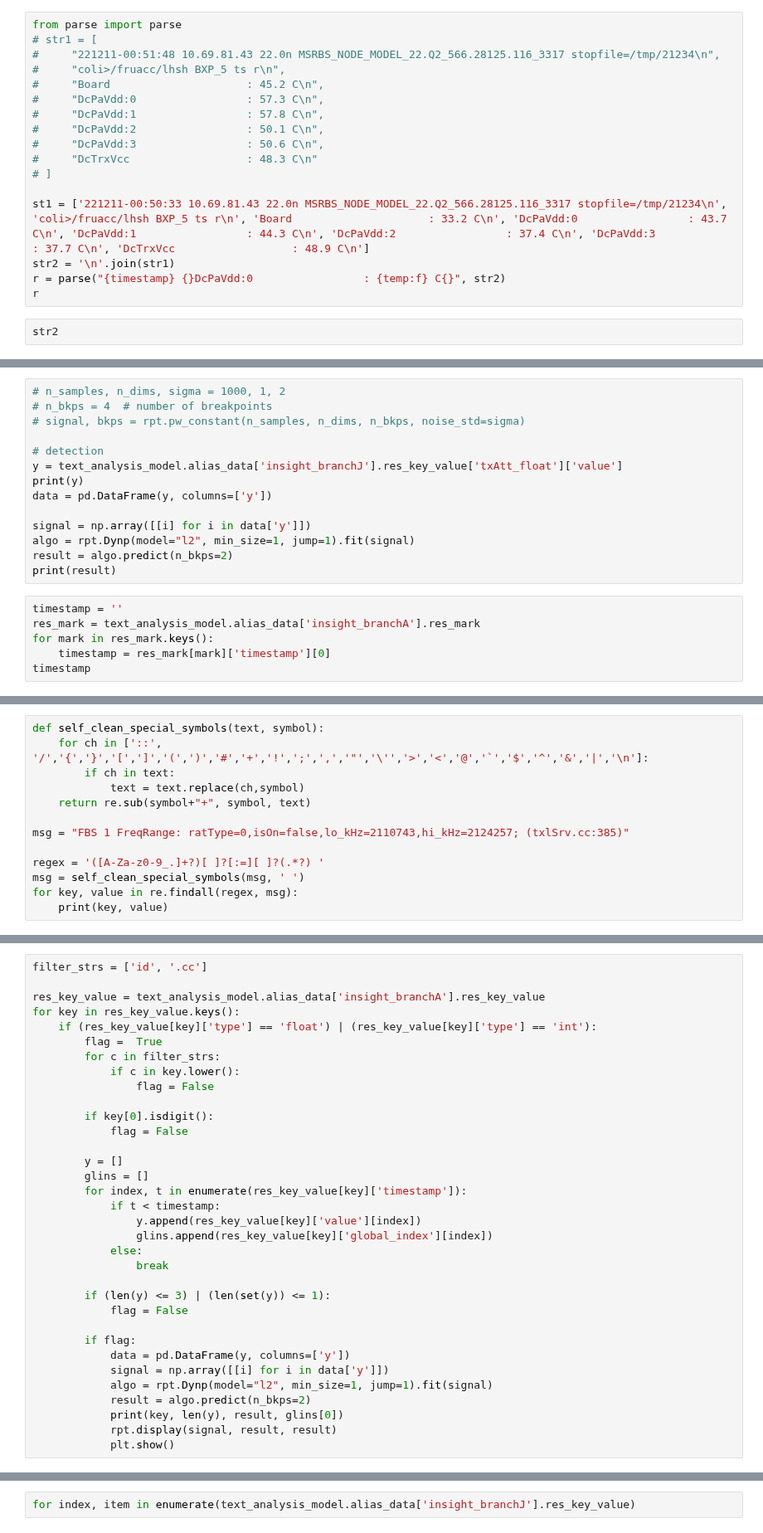
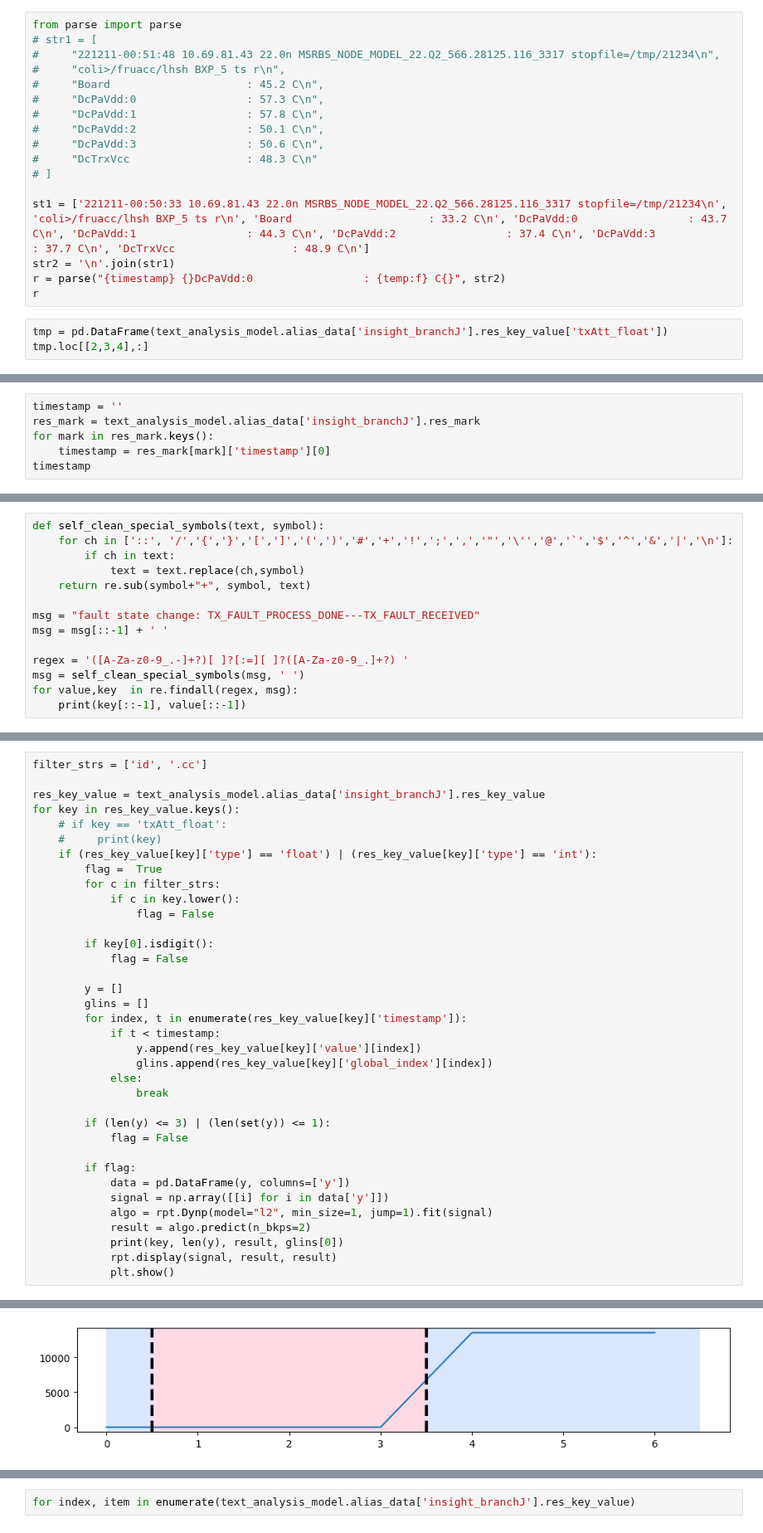
Before and after one commit to dj-lei/eric_toolsets, a Jupyter notebook: src/python/debug.ipynb, the cells around one changed output, grey strips where cells are left out. Shown at 83% size. Cells and saved outputs as stored; diff of their text form.

```diff
--- a/src/python/debug.ipynb
+++ b/src/python/debug.ipynb
@@ -108,4 +108,5 @@ str2 = '\n'.join(str1)
 r = parse("{timestamp} {}DcPaVdd:0                 : {temp:f} C{}", str2)
 r
 # %%
-str2
+tmp = pd.DataFrame(text_analysis_model.alias_data['insight_branchJ'].res_key_value['txAtt_float'])
+tmp.loc[[2,3,4],:]
@@ -125,23 +137,9 @@ config_path = 'E:\\Projects\\ericsson_flow\\new_files\\config2.txt'
 
 await text_analysis_model.file_container_model.on_new_file('', file_path)
 await text_analysis_model.file_container_model.on_load_config('', config_path)
-# %%
-# n_samples, n_dims, sigma = 1000, 1, 2
-# n_bkps = 4  # number of breakpoints
-# signal, bkps = rpt.pw_constant(n_samples, n_dims, n_bkps, noise_std=sigma)
-
-# detection
-y = text_analysis_model.alias_data['insight_branchJ'].res_key_value['txAtt_float']['value']
-print(y)
-data = pd.DataFrame(y, columns=['y'])
-
-signal = np.array([[i] for i in data['y']])
-algo = rpt.Dynp(model="l2", min_size=1, jump=1).fit(signal)
-result = algo.predict(n_bkps=2)
-print(result)
 # %%
 timestamp = ''
-res_mark = text_analysis_model.alias_data['insight_branchA'].res_mark
+res_mark = text_analysis_model.alias_data['insight_branchJ'].res_mark
 for mark in res_mark.keys():
     timestamp = res_mark[mark]['timestamp'][0]
 timestamp
@@ -148,13 +209,14 @@ timestamp
 # %%
 def self_clean_special_symbols(text, symbol):
-    for ch in ['::', '/','{','}','[',']','(',')','#','+','!',';',',','"','\'','>','<','@','`','$','^','&','|','\n']:
+    for ch in ['::', '/','{','}','[',']','(',')','#','+','!',';',',','"','\'','@','`','$','^','&','|','\n']:
         if ch in text:
             text = text.replace(ch,symbol)
     return re.sub(symbol+"+", symbol, text)
 
-msg = "FBS 1 FreqRange: ratType=0,isOn=false,lo_kHz=2110743,hi_kHz=2124257; (txlSrv.cc:385)"
+msg = "fault state change: TX_FAULT_PROCESS_DONE---TX_FAULT_RECEIVED"
+msg = msg[::-1] + ' '
 
-regex = '([A-Za-z0-9_.]+?)[ ]?[:=][ ]?(.*?) '
+regex = '([A-Za-z0-9_.-]+?)[ ]?[:=][ ]?([A-Za-z0-9_.]+?) '
 msg = self_clean_special_symbols(msg, ' ')
-for key, value in re.findall(regex, msg):
-    print(key, value)
+for value,key  in re.findall(regex, msg):
+    print(key[::-1], value[::-1])
@@ -161,8 +294,10 @@ for key, value in re.findall(regex, msg):
 # %%
 filter_strs = ['id', '.cc']
 
-res_key_value = text_analysis_model.alias_data['insight_branchA'].res_key_value
+res_key_value = text_analysis_model.alias_data['insight_branchJ'].res_key_value
 for key in res_key_value.keys():
+    # if key == 'txAtt_float':
+    #     print(key)
     if (res_key_value[key]['type'] == 'float') | (res_key_value[key]['type'] == 'int'):
         flag =  True
         for c in filter_strs:
@@ -192,3 +327,4 @@ for key in res_key_value.keys():
             print(key, len(y), result, glins[0])
             rpt.display(signal, result, result)
             plt.show()
+# %% [output]
@@ -194,0 +332 @@ for key in res_key_value.keys():
+[figure, added]
```
Also changed, not shown: parts of 10 cells of this notebook, 8 other files.
